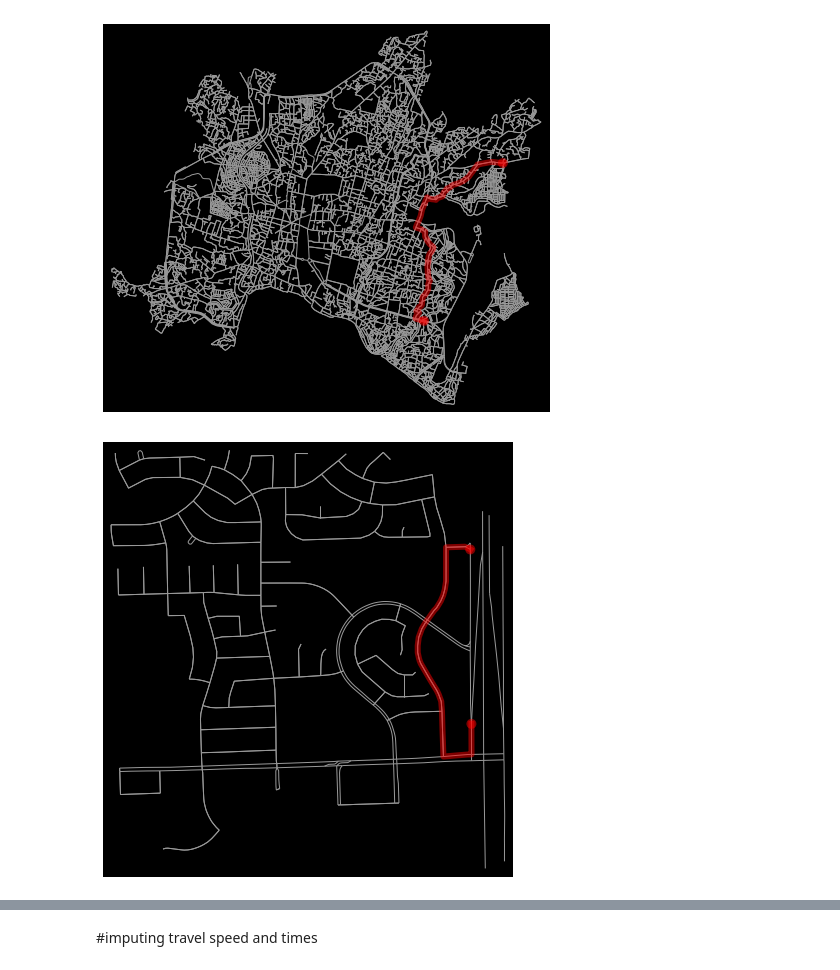
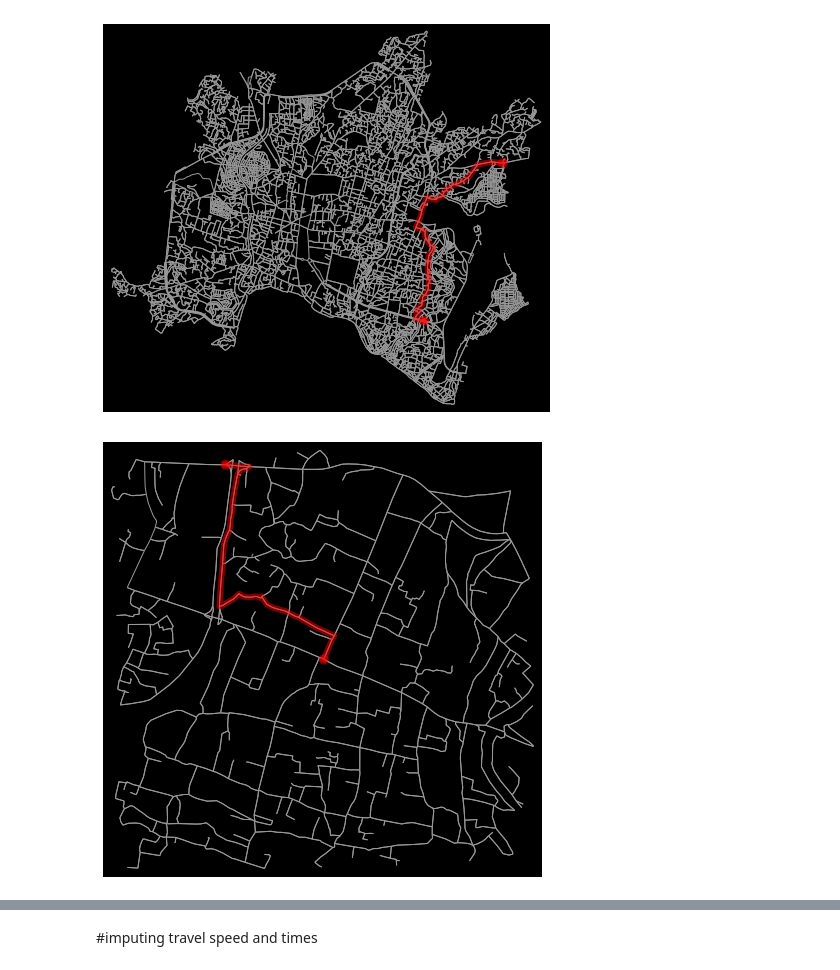
Before and after one commit to RahulParajuli/OpenStreetMap_NETWORKx_OSMnx, a Jupyter notebook: routefindingOSM.ipynb, the cells around one changed output, grey strips where cells are left out. Drawn from its saved outputs; the diff is of its cells as text; code cells hidden in the pictures.

```diff
--- a/routefindingOSM.ipynb
+++ b/routefindingOSM.ipynb
@@ -78,13 +78,13 @@ fig, ax = ox.plot_graph_route(G, route, route_linewidth=6, node_size=0, bgcolor=
 # %% [output]
 [figure]
 # %%
-G2 = ox.graph_from_address('N. Sicily Pl., Chandler, Arizona', dist=800, network_type='drive')
-origin = (33.307792, -111.894940)
-destination = (33.312994, -111.894998)
+G2 = ox.graph_from_address('Purano Baneshwar, kathmandu', dist=800, network_type='drive')
+origin = (27.7014671, 85.3402410)
+destination = (27.7081152, 85.3364480)
 origin_node = ox.get_nearest_node(G2, origin)
 destination_node = ox.get_nearest_node(G2, destination)
 route = nx.shortest_path(G2, origin_node, destination_node)
 fig, ax = ox.plot_graph_route(G2, route, route_linewidth=6, node_size=0, bgcolor='k')
 # %% [output]
-[figure, old version]
+[figure, new version]
 # %%
```
Also changed, not shown: parts of 2 cells of this notebook.
